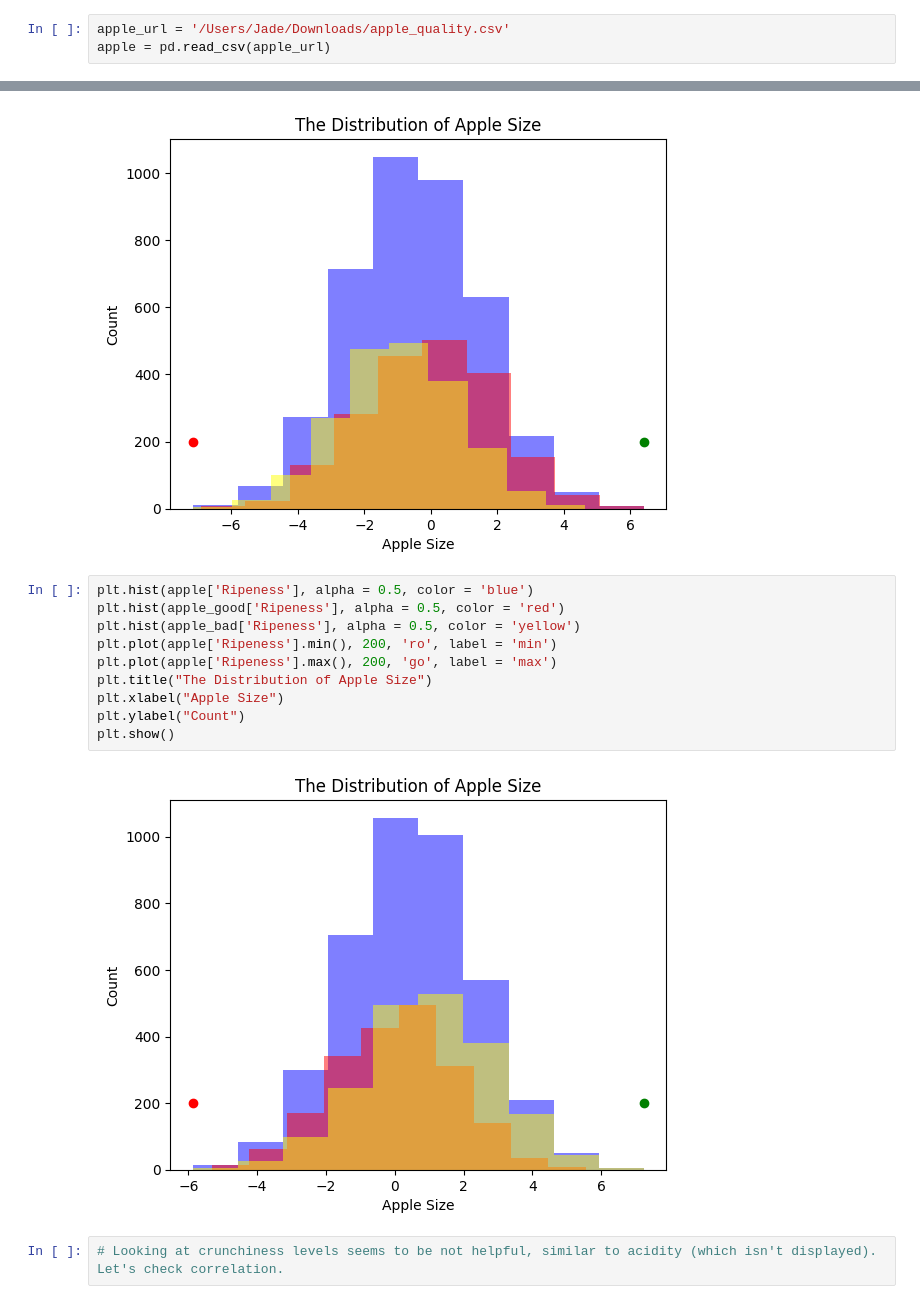
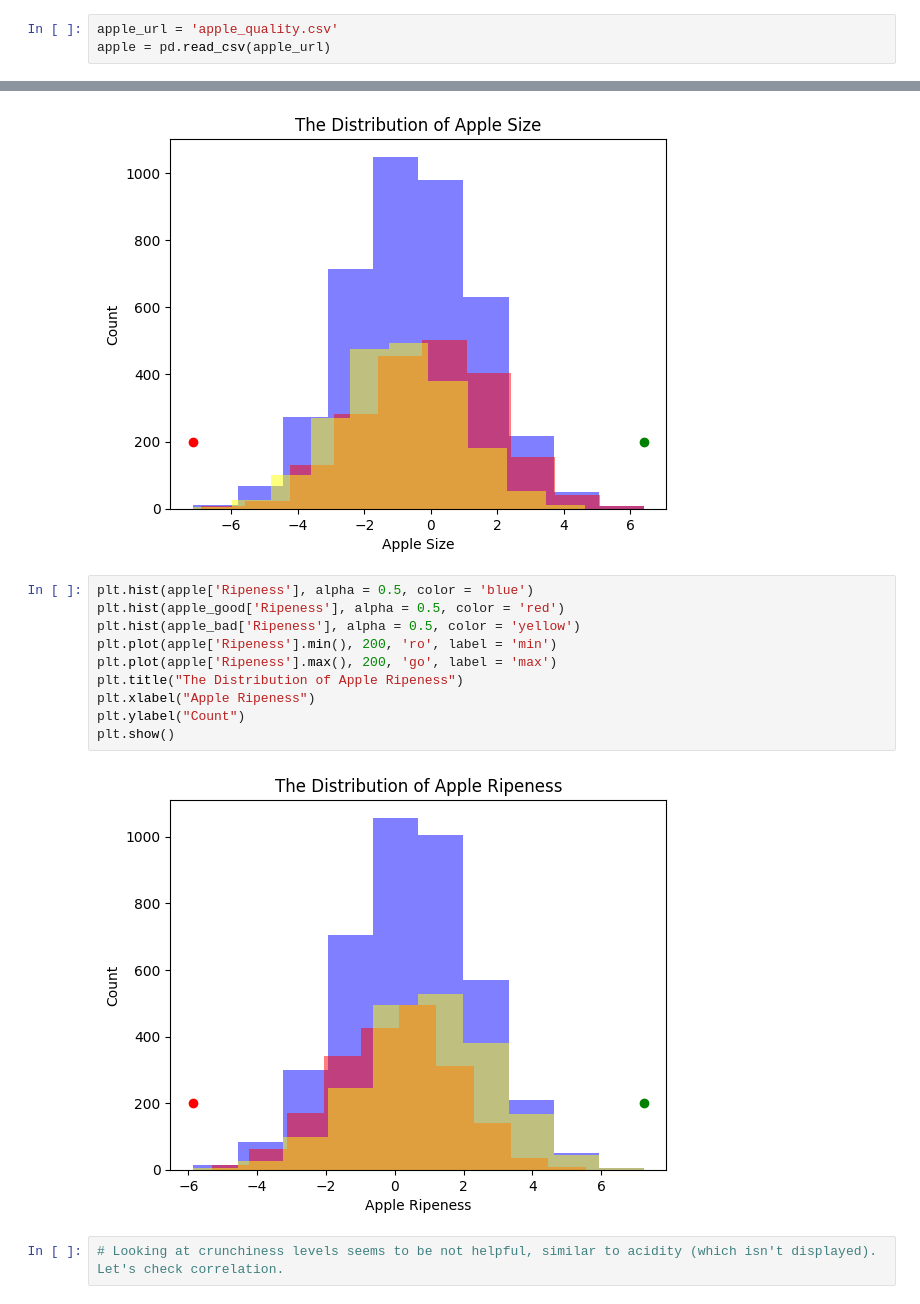
Before and after one commit to Gish-Sky/Apple_Data_Analysis, a Jupyter notebook: proofpoint_machine_learning.ipynb, the cells around one changed output, grey strips where cells are left out. Drawn from its saved outputs; the diff is of its cells as text.

```diff
--- a/proofpoint_machine_learning.ipynb
+++ b/proofpoint_machine_learning.ipynb
@@ -41,7 +56,7 @@ display(etcheverry_roof_data)
 | 418559 | 2022-09-08 10:25:42+0000 | 2022-09-08 03:25:42-0700 | 1.662633e+09 | 3.0 | 0.774597 | 0.0 |
 418560 rows × 6 columns
 # %%
-apple_url = '/Users/Jade/Downloads/apple_quality.csv'
+apple_url = 'apple_quality.csv'
 apple = pd.read_csv(apple_url)
 # %%
 display(apple)
@@ -198,15 +213,15 @@ plt.show()
 # %%
 plt.hist(apple['Ripeness'], alpha = 0.5, color = 'blue')
 plt.hist(apple_good['Ripeness'], alpha = 0.5, color = 'red')
 plt.hist(apple_bad['Ripeness'], alpha = 0.5, color = 'yellow')
 plt.plot(apple['Ripeness'].min(), 200, 'ro', label = 'min')
 plt.plot(apple['Ripeness'].max(), 200, 'go', label = 'max')
-plt.title("The Distribution of Apple Size")
-plt.xlabel("Apple Size")
+plt.title("The Distribution of Apple Ripeness")
+plt.xlabel("Apple Ripeness")
 plt.ylabel("Count")
 plt.show()
 # %% [output]
-[figure, old version]
+[figure, new version]
 # %%
 # Looking at crunchiness levels seems to be not helpful, similar to acidity (which isn't displayed). Let's check correlation.
 # %%
```
Also changed, not shown: parts of 4 cells of this notebook.
